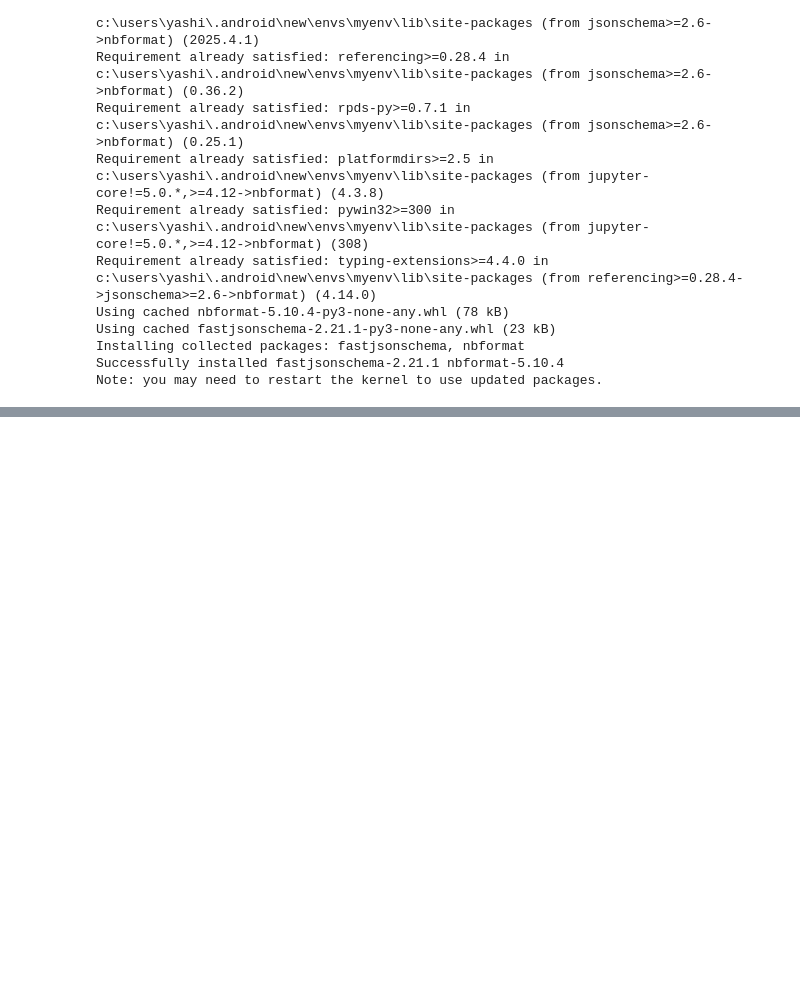
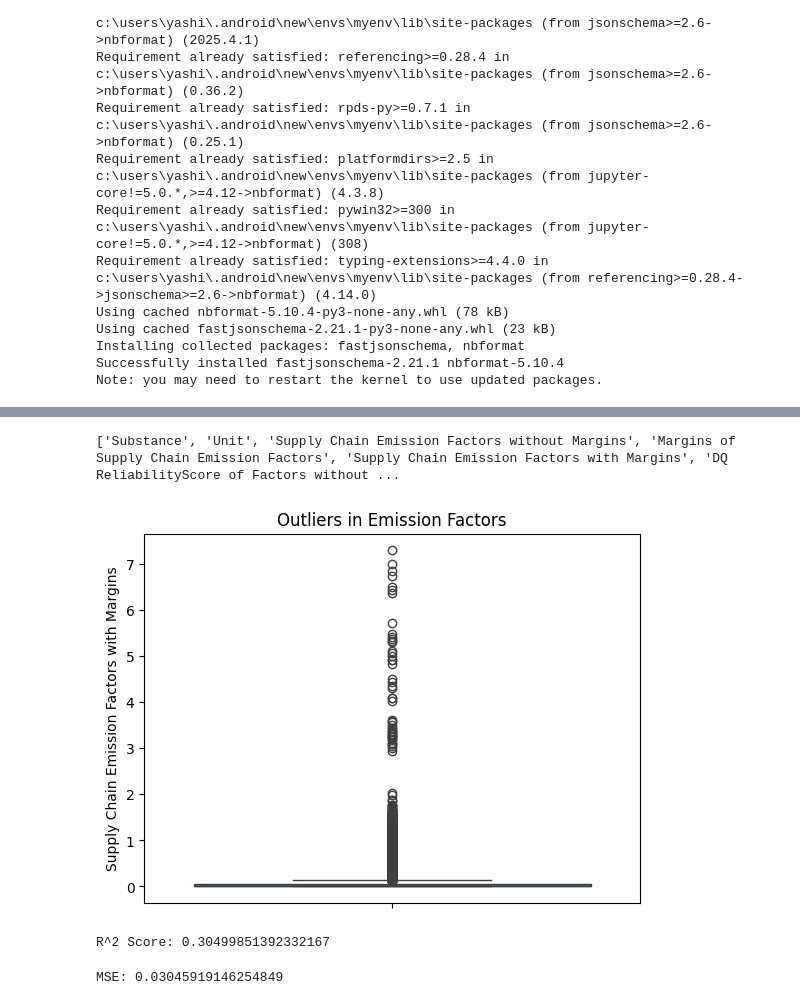
Before and after one commit to yayyyyshi/week1_shell, a Jupyter notebook: ghg_emissions.ipynb, the cells around one changed output, grey strips where cells are left out. Saved outputs shown, nothing was run; the diff lists cells and outputs as text; code cells hidden in the pictures; blank space fills up the shorter version.

```diff
--- a/ghg_emissions.ipynb
+++ b/ghg_emissions.ipynb
@@ -660,0 +661,4 @@ Invalid notebook ❌: Notebook does not appear to be JSON: ''
+# %%
+print(df.columns.tolist())
+# %% [output]
+['Substance', 'Unit', 'Supply Chain Emission Factors without Margins', 'Margins of Supply Chain Emission Factors', 'Supply Chain Emission Factors with Margins', 'DQ ReliabilityScore of Factors without ...
@@ -660,0 +695,23 @@ Invalid notebook ❌: Notebook does not appear to be JSON: ''
+# %%
+import seaborn as sns
+
+sns.boxplot(df['Supply Chain Emission Factors with Margins'])
+plt.title("Outliers in Emission Factors")
+plt.show()
+# %% [output]
+[figure, added]
+# %%
+from sklearn.linear_model import LinearRegression
+from sklearn.model_selection import train_test_split
+
+X = df[['Substance', 'Unit']]
+y = df['Supply Chain Emission Factors with Margins']
+
+X_train, X_test, y_train, y_test = train_test_split(X, y, test_size=0.2, random_state=42)
+
+model = LinearRegression()
+model.fit(X_train, y_train)
+
+print("R^2 Score:", model.score(X_test, y_test))
+# %% [output]
+R^2 Score: 0.30499851392332167
@@ -660,0 +721,18 @@ Invalid notebook ❌: Notebook does not appear to be JSON: ''
+# %%
+from sklearn.ensemble import RandomForestRegressor
+from sklearn.model_selection import train_test_split
+from sklearn.metrics import mean_squared_error
+
+features = ['Substance', 'Unit', 'DQ_Average']  # whatever encoded
+X = df[features]
+y = df['Supply Chain Emission Factors with Margins']
+
+X_train, X_test, y_train, y_test = train_test_split(X, y, test_size=0.2, random_state=42)
+
+model = RandomForestRegressor()
+model.fit(X_train, y_train)
+y_pred = model.predict(X_test)
+
+print("MSE:", mean_squared_error(y_test, y_pred))
+# %% [output]
+MSE: 0.03045919146254849
```
Also changed, not shown: parts of 5 cells of this notebook.
